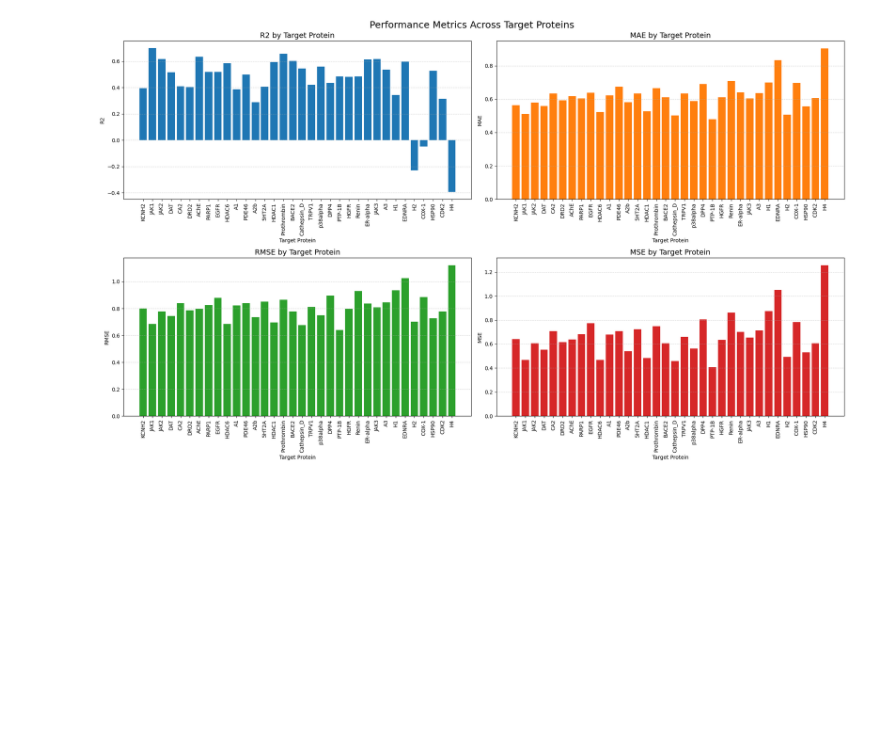
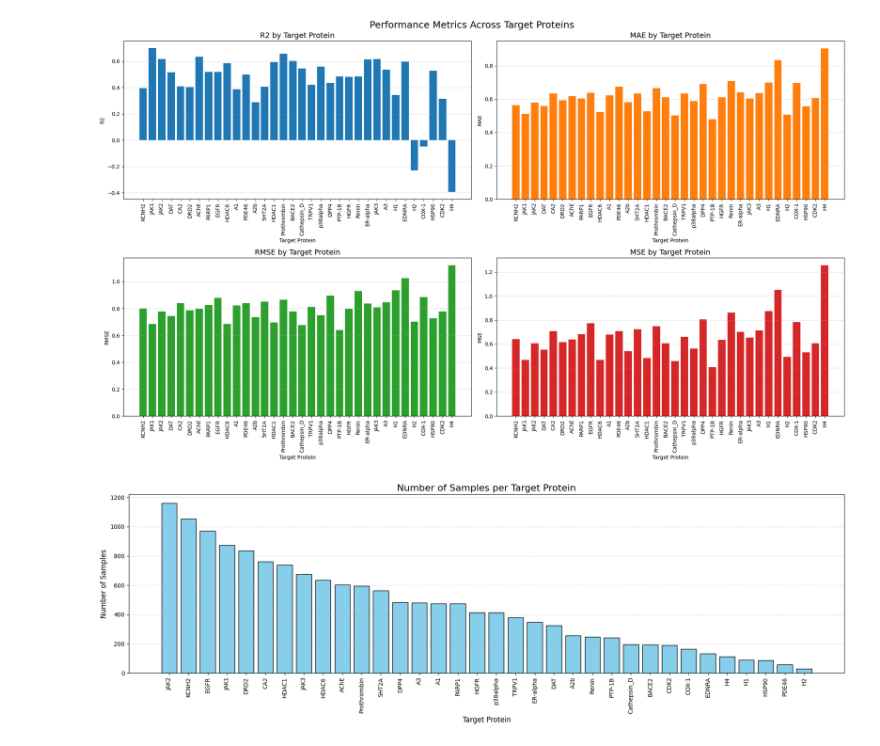
Before and after one commit to St0pien/bio-transfer, a Jupyter notebook: notebooks/upstream_scores.ipynb, the cells around one changed output. Saved outputs shown, nothing was run; the diff lists cells and outputs as text; code cells hidden in the pictures; blank space fills up the shorter version.

```diff
--- a/notebooks/upstream_scores.ipynb
+++ b/notebooks/upstream_scores.ipynb
@@ -90,3 +89,36 @@ plt.tight_layout()
 plt.show()
 # %% [output]
 [figure]
+# %%
+
+# Convert to DataFrame
+df = pd.DataFrame(results).T
+
+# Sort by number of samples (optional)
+df = df.sort_values(by='num_samples', ascending=False)
+
+# Create plot
+plt.figure(figsize=(18, 6))
+
+plt.bar(
+    df.index,
+    df['num_samples'],
+    color='skyblue',
+    edgecolor='black'
+)
+
+# Labels and title
+plt.xlabel('Target Protein', fontsize=12)
+plt.ylabel('Number of Samples', fontsize=12)
+plt.title('Number of Samples per Target Protein', fontsize=16)
+
+# Rotate x labels
+plt.xticks(rotation=90)
+
+# Add grid
+plt.grid(axis='y', linestyle='--', alpha=0.5)
+
+plt.tight_layout()
+plt.show()
+# %% [output]
+[figure, added]
```
Also changed, not shown: parts of 2 cells of this notebook, 5 other files.
